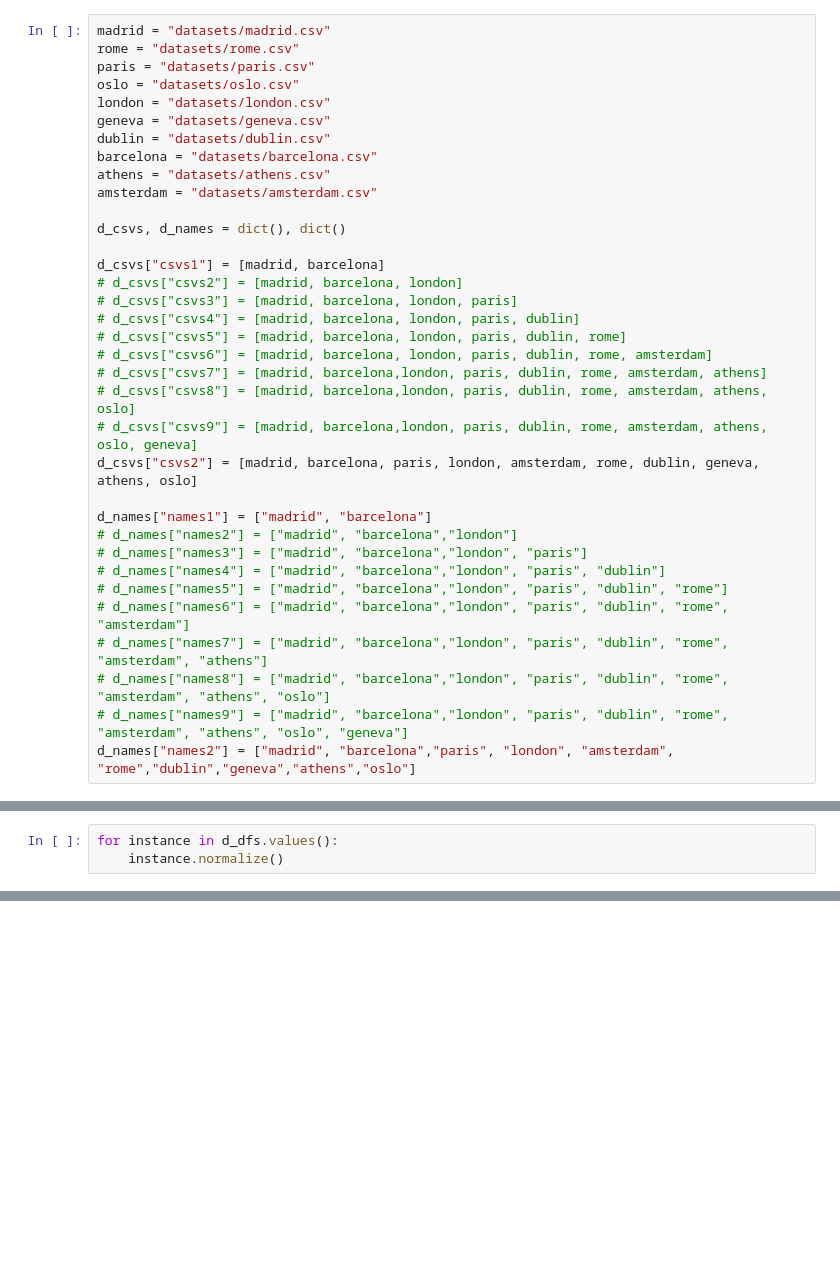
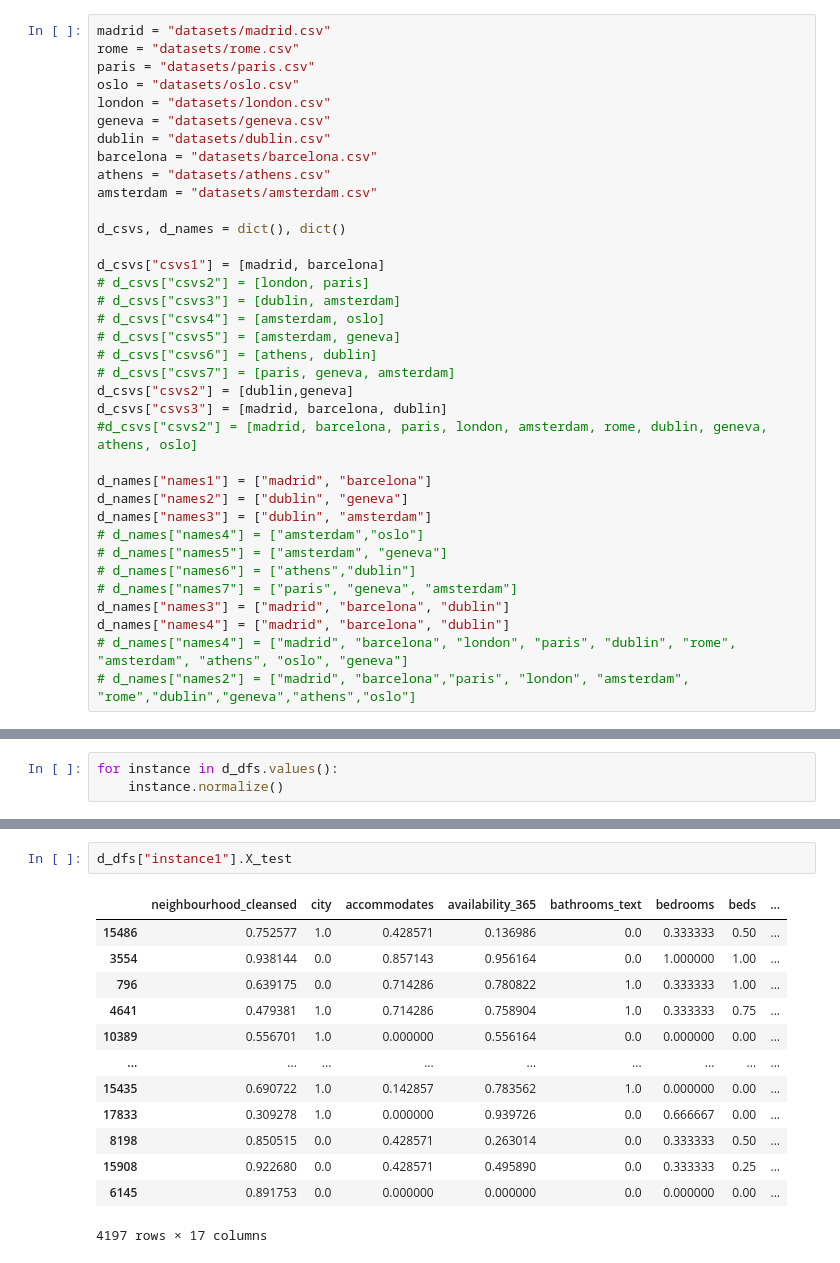
Before and after one commit to coisigna/dsb_p2_airbnb_price_predictor, a Jupyter notebook: ipynbs/Class.ipynb, the cells around one changed output, grey strips where cells are left out. Drawn from its saved outputs; the diff is of its cells as text; blank space fills up the shorter version.

Commit message:
Last test

```diff
--- a/ipynbs/Class.ipynb
+++ b/ipynbs/Class.ipynb
@@ -384,26 +384,27 @@ amsterdam = "datasets/amsterdam.csv"
 d_csvs, d_names = dict(), dict()
 
 d_csvs["csvs1"] = [madrid, barcelona]
-# d_csvs["csvs2"] = [madrid, barcelona, london]
-# d_csvs["csvs3"] = [madrid, barcelona, london, paris]
-# d_csvs["csvs4"] = [madrid, barcelona, london, paris, dublin]
-# d_csvs["csvs5"] = [madrid, barcelona, london, paris, dublin, rome]
-# d_csvs["csvs6"] = [madrid, barcelona, london, paris, dublin, rome, amsterdam]
-# d_csvs["csvs7"] = [madrid, barcelona,london, paris, dublin, rome, amsterdam, athens]
-# d_csvs["csvs8"] = [madrid, barcelona,london, paris, dublin, rome, amsterdam, athens, oslo]
-# d_csvs["csvs9"] = [madrid, barcelona,london, paris, dublin, rome, amsterdam, athens, oslo, geneva]
-d_csvs["csvs2"] = [madrid, barcelona, paris, london, amsterdam, rome, dublin, geneva, athens, oslo]
+# d_csvs["csvs2"] = [london, paris]
+# d_csvs["csvs3"] = [dublin, amsterdam]
+# d_csvs["csvs4"] = [amsterdam, oslo]
+# d_csvs["csvs5"] = [amsterdam, geneva]
+# d_csvs["csvs6"] = [athens, dublin]
+# d_csvs["csvs7"] = [paris, geneva, amsterdam]
+d_csvs["csvs2"] = [dublin,geneva]
+d_csvs["csvs3"] = [madrid, barcelona, dublin]
+#d_csvs["csvs2"] = [madrid, barcelona, paris, london, amsterdam, rome, dublin, geneva, athens, oslo]
 
 d_names["names1"] = ["madrid", "barcelona"]
-# d_names["names2"] = ["madrid", "barcelona","london"]
-# d_names["names3"] = ["madrid", "barcelona","london", "paris"]
-# d_names["names4"] = ["madrid", "barcelona","london", "paris", "dublin"]
-# d_names["names5"] = ["madrid", "barcelona","london", "paris", "dublin", "rome"]
-# d_names["names6"] = ["madrid", "barcelona","london", "paris", "dublin", "rome", "amsterdam"]
-# d_names["names7"] = ["madrid", "barcelona","london", "paris", "dublin", "rome", "amsterdam", "athens"]
-# d_names["names8"] = ["madrid", "barcelona","london", "paris", "dublin", "rome", "amsterdam", "athens", "oslo"]
-# d_names["names9"] = ["madrid", "barcelona","london", "paris", "dublin", "rome", "amsterdam", "athens", "oslo", "geneva"]
-d_names["names2"] = ["madrid", "barcelona","paris", "london", "amsterdam", "rome","dublin","geneva","athens","oslo"]
+d_names["names2"] = ["dublin", "geneva"]
+d_names["names3"] = ["dublin", "amsterdam"]
+# d_names["names4"] = ["amsterdam","oslo"]
+# d_names["names5"] = ["amsterdam", "geneva"]
+# d_names["names6"] = ["athens","dublin"]
+# d_names["names7"] = ["paris", "geneva", "amsterdam"]
+d_names["names3"] = ["madrid", "barcelona", "dublin"]
+d_names["names4"] = ["madrid", "barcelona", "dublin"]
+# d_names["names4"] = ["madrid", "barcelona", "london", "paris", "dublin", "rome", "amsterdam", "athens", "oslo", "geneva"]
+# d_names["names2"] = ["madrid", "barcelona","paris", "london", "amsterdam", "rome","dublin","geneva","athens","oslo"]
 # %%
 d_dfs = dict()
 # %%
@@ -513,0 +517,16 @@ adsfa
+# %%
+d_dfs["instance1"].X_test
+# %% [output]
+|  | neighbourhood_cleansed | city | accommodates | availability_365 | bathrooms_text | bedrooms | beds | ... |
+| 15486 | 0.752577 | 1.0 | 0.428571 | 0.136986 | 0.0 | 0.333333 | 0.50 | ... |
+| 3554 | 0.938144 | 0.0 | 0.857143 | 0.956164 | 0.0 | 1.000000 | 1.00 | ... |
+| 796 | 0.639175 | 0.0 | 0.714286 | 0.780822 | 1.0 | 0.333333 | 1.00 | ... |
+| 4641 | 0.479381 | 1.0 | 0.714286 | 0.758904 | 1.0 | 0.333333 | 0.75 | ... |
+| 10389 | 0.556701 | 1.0 | 0.000000 | 0.556164 | 0.0 | 0.000000 | 0.00 | ... |
+| ... | ... | ... | ... | ... | ... | ... | ... | ... |
+| 15435 | 0.690722 | 1.0 | 0.142857 | 0.783562 | 1.0 | 0.000000 | 0.00 | ... |
+| 17833 | 0.309278 | 1.0 | 0.000000 | 0.939726 | 0.0 | 0.666667 | 0.00 | ... |
+| 8198 | 0.850515 | 0.0 | 0.428571 | 0.263014 | 0.0 | 0.333333 | 0.50 | ... |
+| 15908 | 0.922680 | 0.0 | 0.428571 | 0.495890 | 0.0 | 0.333333 | 0.25 | ... |
+| 6145 | 0.891753 | 0.0 | 0.000000 | 0.000000 | 0.0 | 0.000000 | 0.00 | ... |
+4197 rows × 17 columns
```
Also changed, not shown: parts of 12 cells of this notebook.
